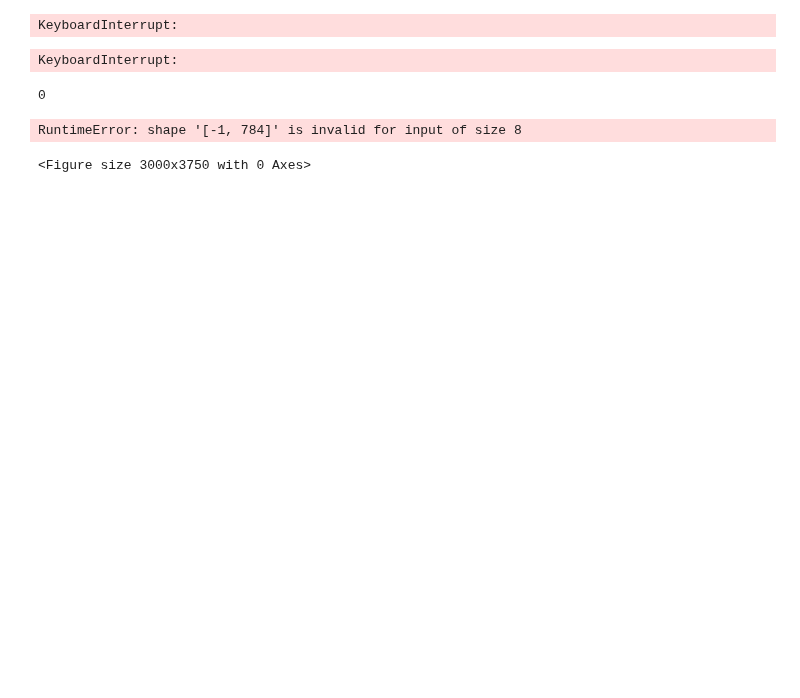
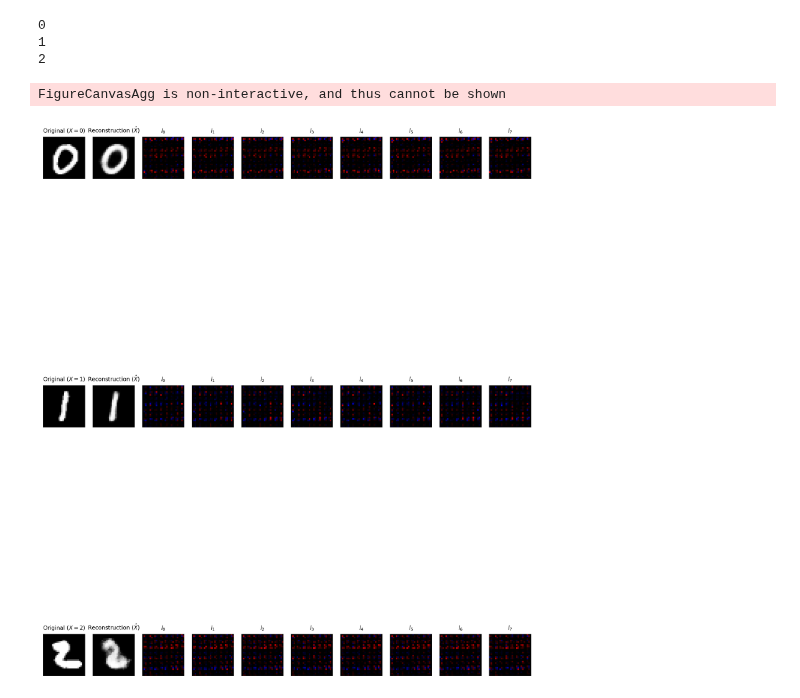
Before and after one commit to eivind-bn/master-project, a Jupyter notebook: mnist_autoencoder.ipynb, the cells around one changed output. Drawn from its saved outputs; the diff is of its cells as text; code cells hidden in the pictures; blank space fills up the shorter version.

```diff
--- a/mnist_autoencoder.ipynb
+++ b/mnist_autoencoder.ipynb
@@ -21,30 +8,43 @@ mnist
-# %%
-stats = mnist.fit_autoencoder(
-    epochs=10_000,
-    batch_size=256,
-    loss_criterion="MSELoss",
-    early_stop_cont=750,
-    verbose=True,
-    info="Mnist autoencoder train"
-)
-stats[5:].plot_loss()
-# %% [output]
-KeyboardInterrupt:
-# %%
-stats = mnist.fit_classifier_head(
-    epochs=10_000,
-    batch_size=256,
-    early_stop_cont=750,
-    verbose=True,
-    info="Mnist classifier-head train"
-)
-stats[5:].plot_loss()
-# %% [output]
-KeyboardInterrupt:
+# %%
+latent_dim = 8
+
+try:
+    mnist = MNIST.load("mnist.model")
+except FileNotFoundError:
+    mnist = MNIST(
+        latent_shape=(latent_dim,),
+        hidden_layers=2,
+        classifier_head_output_activation="Softmax",
+        )
+
+    mnist.fit_autoencoder(
+        epochs=500,
+        batch_size=256,
+        loss_criterion="MSELoss",
+        early_stop_cont=750,
+        verbose=True,
+        info="Mnist autoencoder train"
+    )
+
+    mnist.fit_classifier_head(
+        epochs=500,
+        batch_size=256,
+        early_stop_cont=750,
+        verbose=True,
+        info="Mnist classifier-head train"
+    )
+
+    mnist.save("mnist.model")
+# %%
+mnist.autoencoder.train_stats().plot_loss()
+# %%
+mnist.classifier_head.train_stats().plot_loss()
 # %%
 fig = plt.figure(figsize=(12,15), dpi=250)
-rows = 1
+rows = 3
 columns = latent_dim + 4
+
+explainer = mnist.autoencoder.decoder.explainer("exact", mnist(mnist.val_data).output())
 
 for row in range(rows):
     print(row)
@@ -58,40 +58,43 @@ for row in range(rows):
     digit = predict.digits()[0]
     cls = predict.classification().tolist()
 
-    recon_xai = predict.explain("image classification", "deep").shap_values
+    recon_xai = predict.reconstruction.explain("permutation", mnist(mnist.val_data).embedding()).invert().shap_values
+    predict.classification()
     norm = max([np.max(np.abs(recon_xai))])
 
 
     fig.add_subplot(rows,columns,slot+1)
     plt.imshow(sample, cmap="gray")
     plt.axis('off')
     plt.title(f"Original ($X={{{label}}}$)", size=8)
 
     fig.add_subplot(rows,columns,slot+2)
     plt.imshow(recon, cmap="gray")
     plt.axis('off')
     plt.title("Reconstruction ($\hat{{X}}$)", size=8)
 
     for j,shap in enumerate(recon_xai):
         fig.add_subplot(rows,columns,slot+j+3)
         im = np.zeros((28,28,3), dtype=np.float32)
         red = np.where(shap > 0, shap/norm, np.zeros_like(shap))
         blue = np.where(shap < 0, -shap/norm, np.zeros_like(shap))
         im[:,:,0] = red
         im[:,:,2] = blue
         plt.imshow(im)
         plt.axis('off')
         plt.title(f"$l_{{{j}}}$", size=8)
 
 
 
 
 fig.tight_layout()
 fig.show()
 # %% [output]
 0
+1
+2
-RuntimeError: shape '[-1, 784]' is invalid for input of size 8
+FigureCanvasAgg is non-interactive, and thus cannot be shown
-<Figure size 3000x3750 with 0 Axes>
+[figure, added]
 # %%
 fig = plt.figure(figsize=(20,15), dpi=250)
 rows = 10
```
Also changed, not shown: parts of 6 cells of this notebook, 5 other files.
